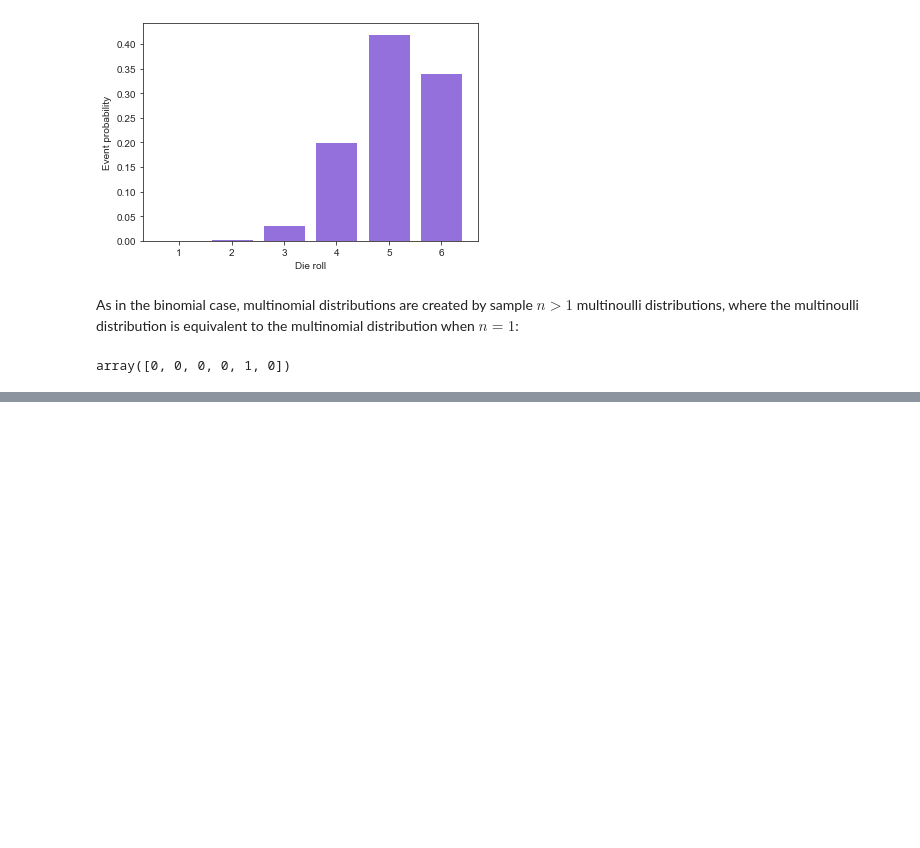
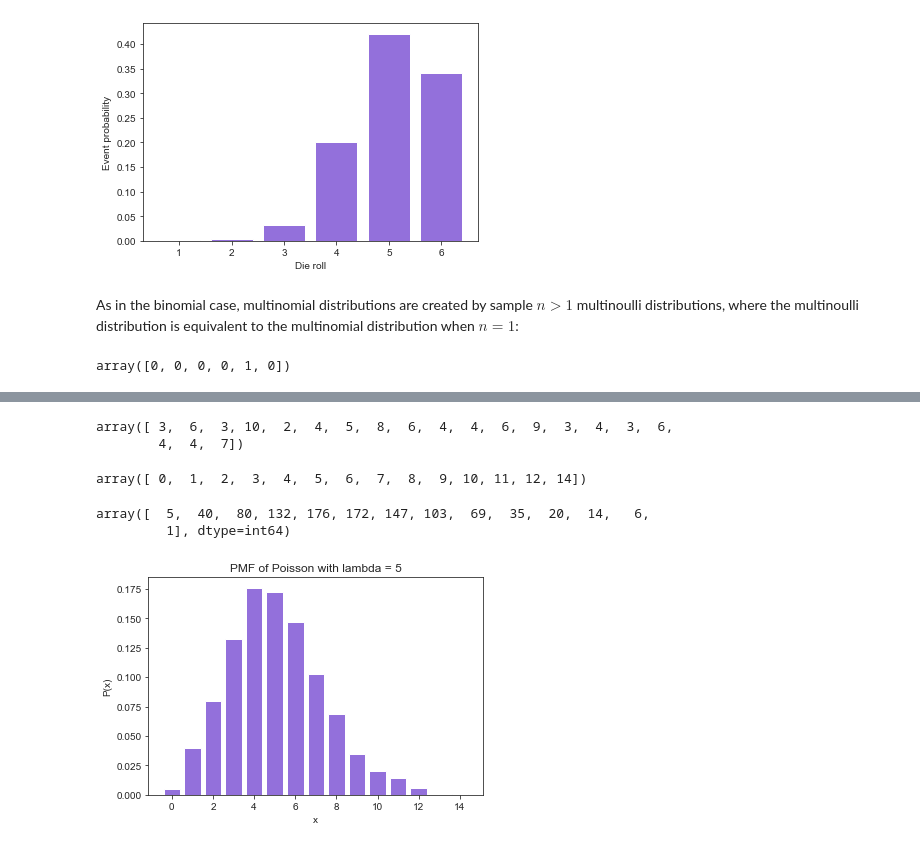
Before and after one commit to luo-xiao/Python_Learning, a Jupyter notebook: app6_probability_and_statistics/2_Distributions_in_ML.ipynb, the cells around one changed output, grey strips where cells are left out. Saved outputs shown, nothing was run; the diff lists cells and outputs as text; code cells hidden in the pictures; blank space fills up the shorter version.

```diff
--- a/app6_probability_and_statistics/2_Distributions_in_ML.ipynb
+++ b/app6_probability_and_statistics/2_Distributions_in_ML.ipynb
@@ -288,0 +305,28 @@ array([0, 0, 0, 0, 1, 0])
+# %%
+n=1000
+# %%
+samples = np.random.poisson(lam, n)
+
+samples[0:20]
+# %% [output]
+array([ 3,  6,  3, 10,  2,  4,  5,  8,  6,  4,  4,  6,  9,  3,  4,  3,  6,
+        4,  4,  7])
+# %%
+x, x_count = np.unique(samples, return_counts=True)
+x
+# %% [output]
+array([ 0,  1,  2,  3,  4,  5,  6,  7,  8,  9, 10, 11, 12, 14])
+# %%
+x_count
+# %% [output]
+array([  5,  40,  80, 132, 176, 172, 147, 103,  69,  35,  20,  14,   6,
+         1], dtype=int64)
+# %%
+Px = x_count/n
+# %%
+plt.bar(x, Px, color='mediumpurple')
+plt.title('PMF of Poisson with lambda = {}'.format(lam))
+plt.xlabel('x')
+_ = plt.ylabel('P(x)')
+# %% [output]
+[figure, added]
```
Also changed, not shown: parts of 7 cells of this notebook.
